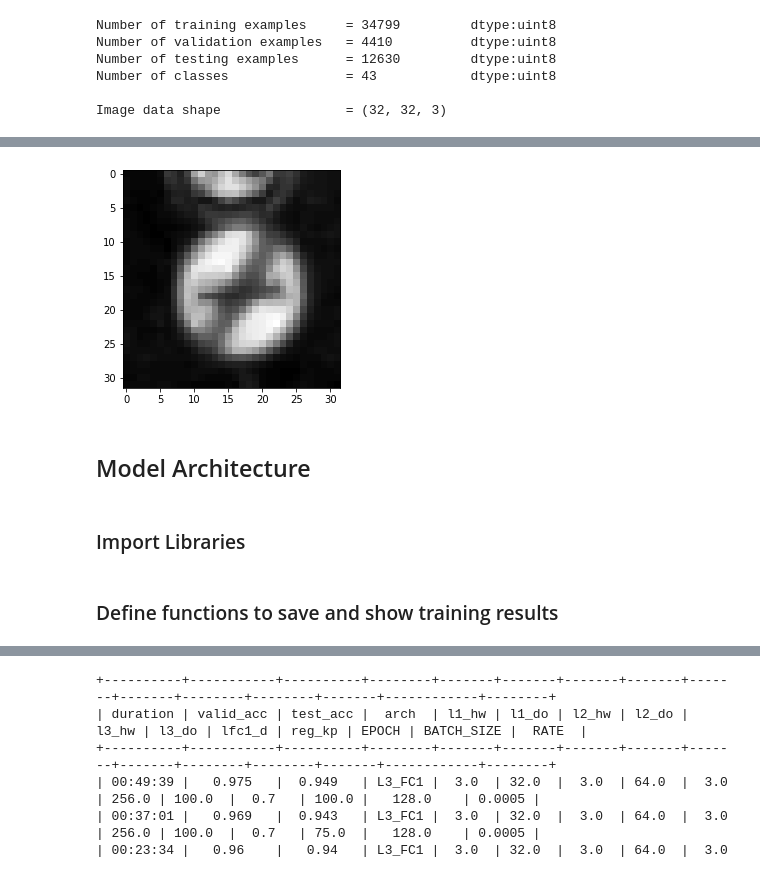
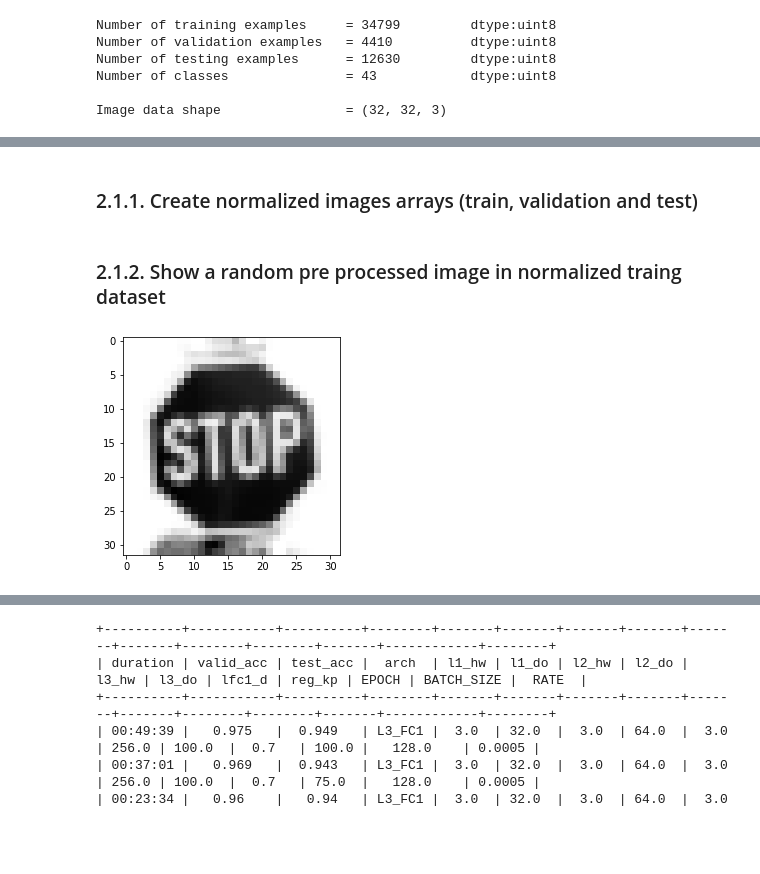
Before and after one commit to rodriguesrenato/CarND-Traffic-Sign-Classifier-Project, a Jupyter notebook: Traffic_Sign_Classifier.ipynb, the cells around one changed output, grey strips where cells are left out. Drawn from its saved outputs; the diff is of its cells as text; code cells hidden in the pictures; blank space fills up the shorter version.

```diff
--- a/Traffic_Sign_Classifier.ipynb
+++ b/Traffic_Sign_Classifier.ipynb
@@ -209,16 +242,16 @@ def pre_process_image(img):
+# %% [markdown]
+### 2.1.1. Create normalized images arrays (train, validation and test)
 # %%
 # Normalize datasets
 X_train_norm = np.array([pre_process_image(xi) for xi in X_train])
 X_valid_norm = np.array([pre_process_image(xi) for xi in X_valid])
 X_test_norm = np.array([pre_process_image(xi) for xi in X_test])
+# %% [markdown]
+### 2.1.2. Show a random pre processed image in normalized traing dataset
 # %%
 # Show the first image on train dataset grayscaled and normalized
-normalized = pre_process_image(X_train[0])
+normalized = pre_process_image(X_train[np.random.choice(n_train)])
 plt.imshow(np.squeeze(normalized,axis=2), cmap='gray')
 plt.show()
 # %% [output]
-[figure, old version]
+[figure, new version]
-# %% [markdown]
-## Model Architecture
-# %% [markdown]
-### Import Libraries
@@ -236,2 +257,0 @@ arch_names = ["L2_FC1","L2MS_FC1","L3_FC1"]
-# %% [markdown]
-### Define functions to save and show training results
```
Also changed, not shown: parts of 60 cells of this notebook.
